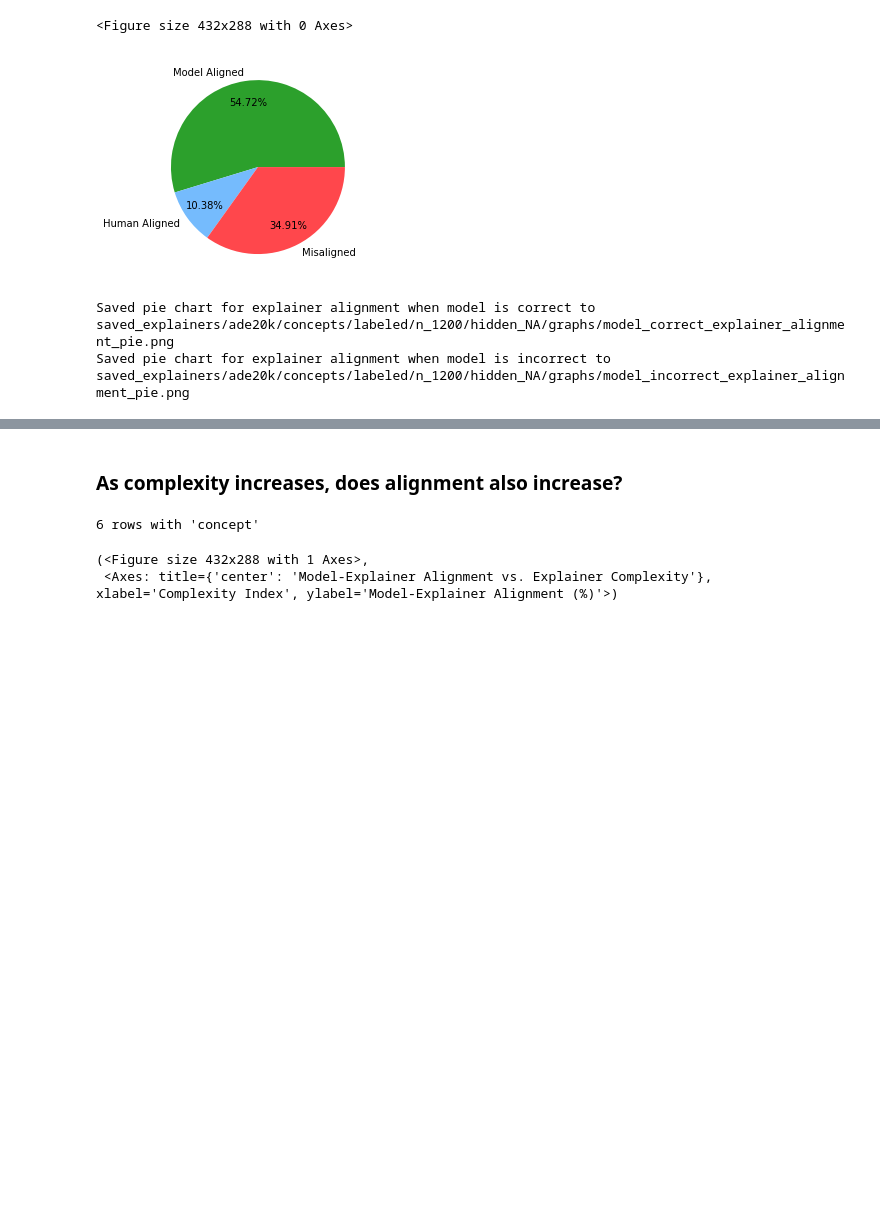
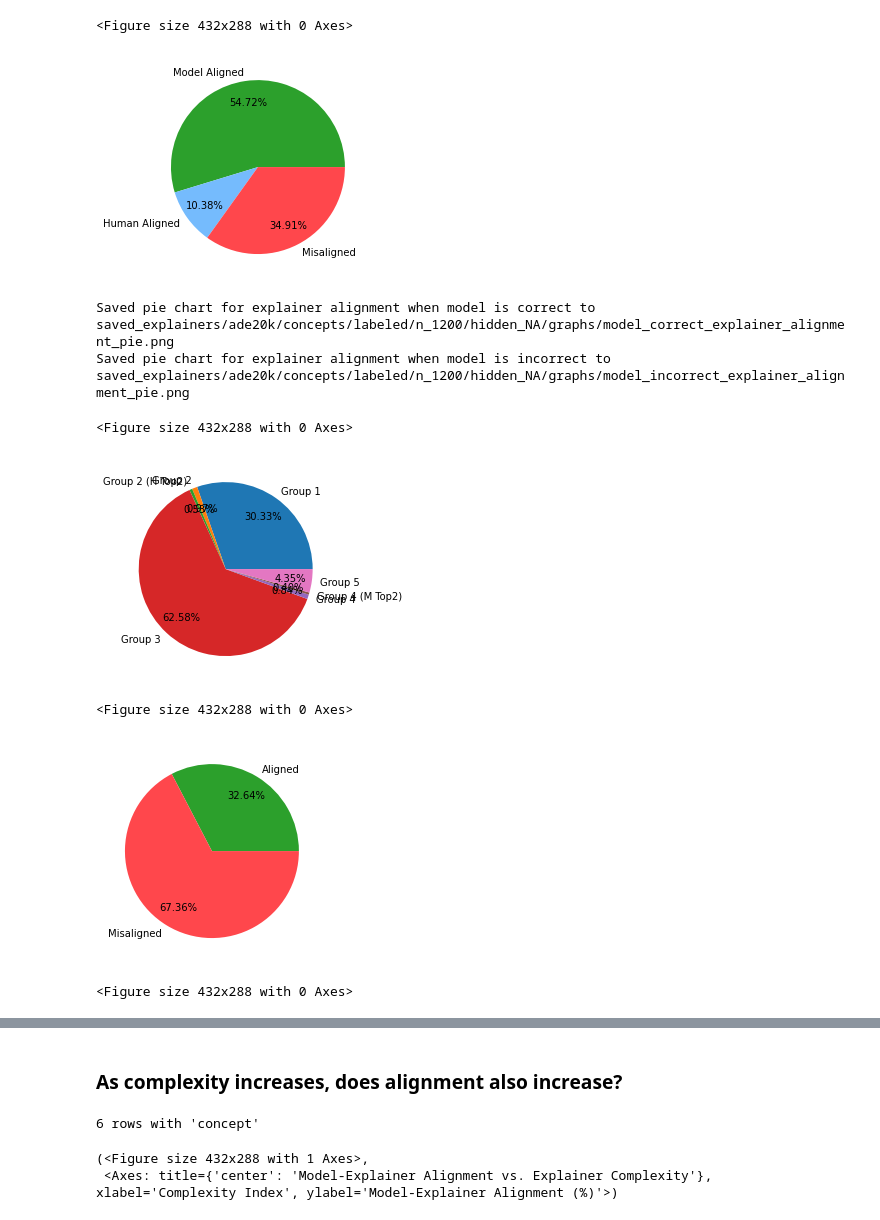
Before and after one commit to allisonchen23/explain-alignment, a Jupyter notebook: general_5_way_breakdown.ipynb, the cells around one changed output, grey strips where cells are left out. Drawn from its saved outputs; the diff is of its cells as text; code cells hidden in the pictures; blank space fills up the shorter version.

```diff
--- a/general_5_way_breakdown.ipynb
+++ b/general_5_way_breakdown.ipynb
@@ -201,8 +201,10 @@ results_dfs = []
 explainer_ids = []
 n_params = []
 for explainer_dir in explainer_dirs:
+    # Read CSV and convert string lists -> actual lists
     results_csv_path = os.path.join(explainer_dir, 'uncertainties_alignment.csv')
     temp = pd.read_csv(results_csv_path)
+    temp = convert_string_columns(temp, ['{}_probabilities'.format(agent) for agent in ['model', 'human', 'explainer']])
     hparam_dict = read_json(os.path.join(explainer_dir, 'hparams.json'))
     n_params.append(hparam_dict['n_params'])
     results_dfs.append(temp)
@@ -231,6 +302,9 @@ summary_df_dict.update({
 # n_samples = []
 for df in results_dfs:
     cur_n_samples = len(df)
+    # Calculate top-2 alignment for explainer-model and explainer-human
+    me_top2_acc = top_k_alignment(df, true_agent='model', k=2)
+    he_top2_acc = top_k_alignment(df, true_agent='human', k=2)
     me_alignment = np.sum(df['model_explainer_alignment']) / cur_n_samples
     summary_df_dict['overall_me_alignment'].append(me_alignment)
     summary_df_dict['n_samples'].append(cur_n_samples)
@@ -238,6 +312,12 @@ for df in results_dfs:
         key = 'case{}'.format(case_idx)
         case_count = np.sum(df[key])
         summary_df_dict[key].append(case_count)
+    update_dict = calculate_top2_accuracies(
+        results_dfs=results_dfs)
+        # summary_df=summary_df)
+    summary_df_dict.update(update_dict)
+
+
 
 summary_df = pd.DataFrame(summary_df_dict)
 
@@ -440,3 +520,72 @@ explainer_alignment_pie_chart(
 [figure]
 Saved pie chart for explainer alignment when model is correct to saved_explainers/ade20k/concepts/labeled/n_1200/hidden_NA/graphs/model_correct_explainer_alignment_pie.png
 Saved pie chart for explainer alignment when model is incorrect to saved_explainers/ade20k/concepts/labeled/n_1200/hidden_NA/graphs/model_incorrect_explainer_alignment_pie.png
+# %%
+explainer_id = 'cifar/SIFT/sigma_1.6/stride_2/K_500/hidden_NA'
+save_dir = os.path.join('saved_explainers', explainer_id, 'graphs')
+row = summary_df[summary_df['ids'] == explainer_id]
+assert len(row) == 1
+def explainer_alignment_pie_chart_top2_acc(row,
+                                  save_dir=None):
+    ensure_dir(save_dir)
+    overall_save_path = os.path.join(save_dir, 'overall_pie_top2_acc.png')
+    model_correct_save_path = os.path.join(save_dir, 'model_correct_explainer_alignment_pie_top2_acc.png')
+    model_incorrect_save_path = os.path.join(save_dir, 'model_incorrect_explainer_alignment_pie_top2_acc.png')
+    sizes = []
+    overall_labels = []
+    for i in range(1, 6):
+
+        if i == 2:
+            sizes.append(row['case{}'.format(i)].values[0] - row['case2_he_top2_acc'].values[0])
+            overall_labels.append('Group 2')
+            sizes.append(row['case2_he_top2_acc'].values[0])
+            overall_labels.append('Group 2 (H Top2)')
+        elif i == 4:
+            sizes.append(row['case{}'.format(i)].values[0] - row['case4_me_top2_acc'].values[0])
+            overall_labels.append('Group 4')
+            sizes.append(row['case4_me_top2_acc'].values[0])
+            overall_labels.append('Group 4 (M Top2)')
+        else:
+            sizes.append(row['case{}'.format(i)].values[0])
+            overall_labels.append('Group {}'.format(i))
+    overall_sizes = sizes
+    # overall_labels = ['Group {}'.format(i) for i in range(1, 6)]
+    pie_chart(
+        sizes=overall_sizes,
+        labels=overall_labels,
+        show=True,
+        save_path=overall_save_path)
+    model_correct_sizes = [sizes[0], sizes[3]]
+    model_correct_labels = ['Aligned', 'Misaligned']
+
+    pie_chart(sizes=model_correct_sizes,
+              labels=model_correct_labels,
+              colors=['tab:green', 'xkcd:light red'],
+              show=True,
+              save_path=model_correct_save_path)
+
+    model_incorrect_sizes = sizes[1:3] + sizes[4:]
+    model_incorrect_labels = [
+        'Model Aligned',
+        'Model Aligned; Human 2nd Aligned',
+        'Human Aligned',
+        'Human Aligned; Model 2nd Aligned',
+        'Misaligned'
+    ]
+    pie_chart(sizes=model_incorrect_sizes,
+              labels=model_incorrect_labels,
+              colors=['tab:green', 'xkcd:light green', 'xkcd:sky blue', 'xkcd:royal blue', 'xkcd:light red'],
+              show=True,
+              save_path=model_incorrect_save_path)
+    print("Saved pie chart for explainer alignment when model is correct to {}".format(model_correct_save_path))
+    print("Saved pie chart for explainer alignment when model is incorrect to {}".format(model_incorrect_save_path))
+
+explainer_alignment_pie_chart_top2_acc(
+    row=row,
+    save_dir=save_dir)
+# %% [output]
+<Figure size 432x288 with 0 Axes>
+[figure, added]
+<Figure size 432x288 with 0 Axes>
+[figure, added]
+<Figure size 432x288 with 0 Axes>
```
Also changed, not shown: parts of 6 cells of this notebook, 1 other file.
